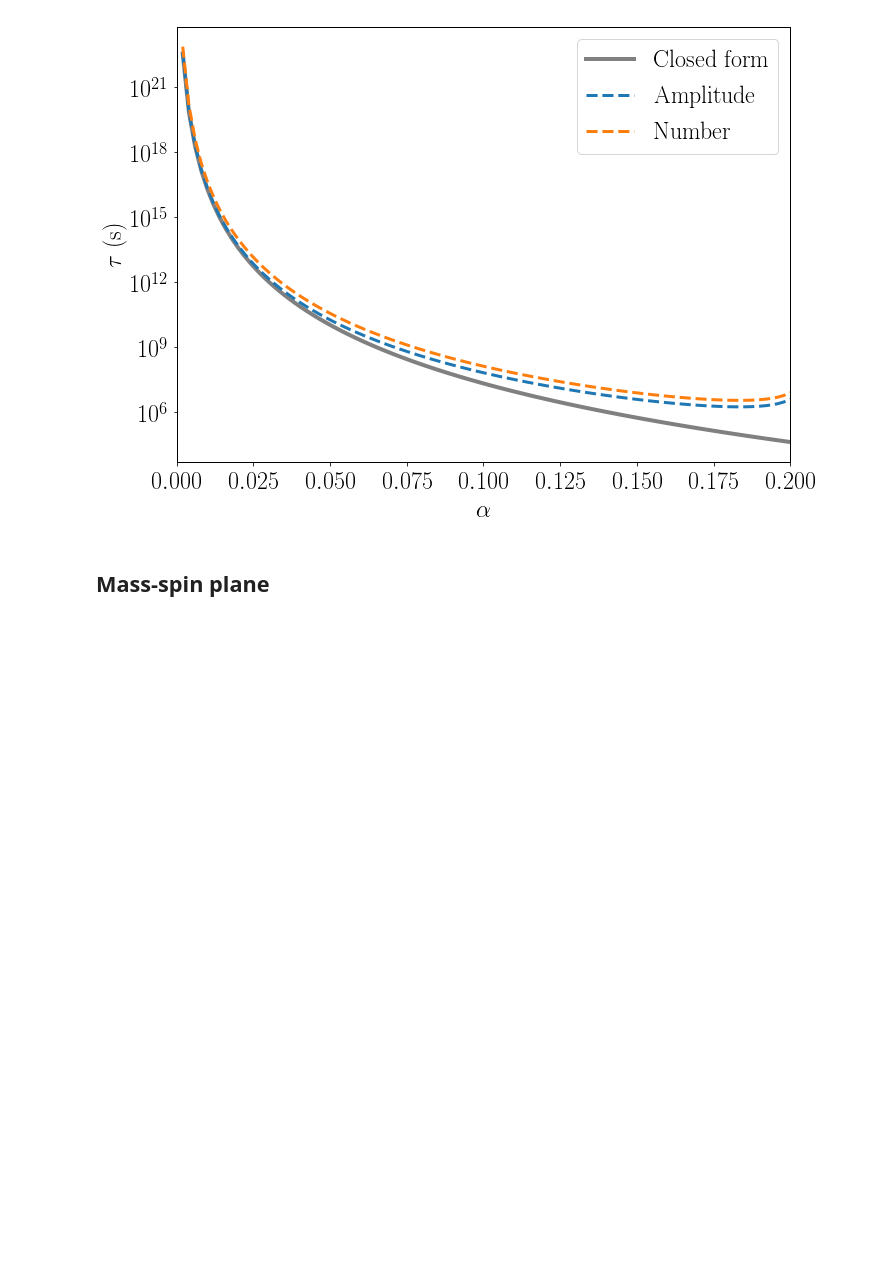
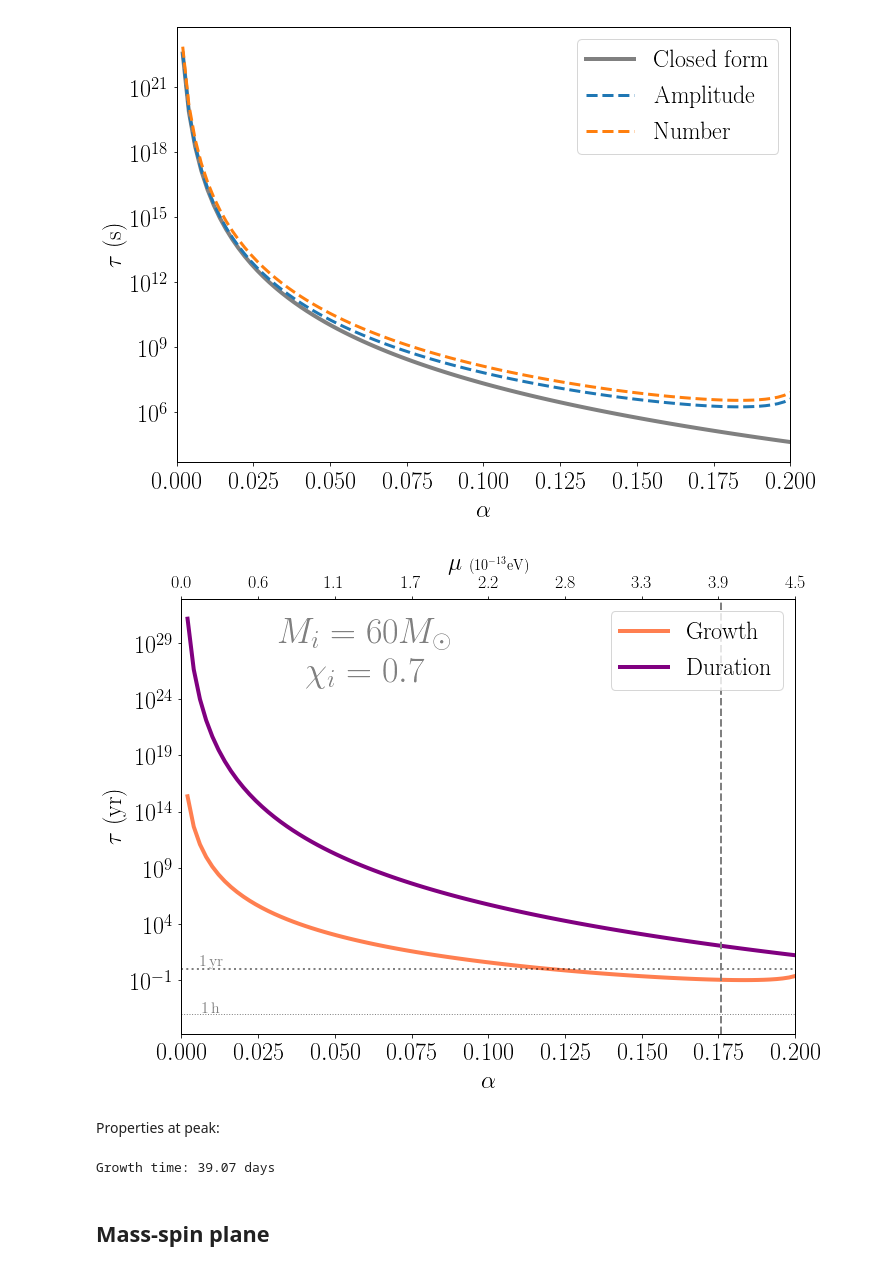
Before and after one commit to maxisi/gwaxion, a Jupyter notebook: examples/timescales.ipynb, the cells around one changed output. Drawn from its saved outputs; the diff is of its cells as text; code cells hidden in the pictures; blank space fills up the shorter version.

```diff
--- a/examples/timescales.ipynb
+++ b/examples/timescales.ipynb
@@ -126,6 +75,65 @@ ax.legend(loc='best')
 plt.show(fig)
 # %% [output]
 [figure]
+# %%
+mbh_ex = 60
+mbh = mbh_ex*lal.MSUN_SI
+chi = 0.7
+alphas = np.linspace(0, 0.2, 100)
+
+fig, ax = plt.subplots(1, figsize=(11,8))
+ax2 = ax.twiny()
+
+ax.plot(alphas, np.array(tinsts_num)/lal.YRSID_SI, label='Growth', lw=4, c='coral')
+ax.plot(alphas, tgw(mbh, alphas, chi)/lal.YRSID_SI, label='Duration', lw=4, c='purple')
+
+x_text = 0.01
+ax.axhline(1, ls=':', c='k', lw=2, alpha=0.5)
+ax.text(x_text, 2, r'$1\, $yr',rotation=0, fontsize=16, color='gray', ha='center')
+
+ax.axhline(0.0001, ls=':', c='k', lw=1, alpha=0.5)
+ax.text(x_text, 0.0001,r'$1\, $h',rotation=0, fontsize=16, color='gray', ha='center')
+
+# ax.axhline(100, ls=':', c='k', lw=2, alpha=0.5)
+# ax.axhline(lal.DAYSID_SI/lal.YRSID_SI, ls=':', c='k', lw=1, alpha=0.5)
+ax.axvline(0.176, ls='--', c='gray', lw=2)
+
+ax.set_xlim(0, 0.2)
+ax.set_yscale('log')
+ax.set_ylabel(r'$\tau$ (yr)')
+ax.set_xlabel(r'$\alpha$')
+
+ax.annotate(r'$M_i=60 M_\odot$'+'\n'+r'$\chi_i=0.7$', xy=(0.3, 0.95), xycoords="axes fraction",
+            ha='center', va='top', fontsize=36, color='gray')
+
+ax.legend(loc='upper right')
+
+# add boson mass scale
+def mu_alpha(alpha):
+    return physics.Alpha(alpha=alpha, m_bh=mbh_ex).m_b_ev
+mu_ticks = mu_alpha(ax.get_xticks())/1E-13
+ax2.set_xticks(mu_ticks)
+ax2.set_xticklabels(['%.1f' % x for x in mu_ticks])
+ax2.set_xlim(mu_alpha(np.array(ax.get_xlim()))/1E-13)
+ax2.set_xlabel(r'$\mu$ {\Large ($10^{-13}$eV)}')
+ax2.tick_params(labelsize=18)
+
+#ax.grid(True)
+
+fig.savefig('plot_tau_alpha.pdf', bbox_inches='tight')
+
+plt.show()
+plt.close()
+# %% [output]
+[figure, added]
+# %% [markdown]
+Properties at peak:
+# %%
+bhb = physics.BlackHoleBoson.from_parameters(m_bh=mbh_ex, chi_bh=chi, alpha=0.179)
+c = bhb.cloud(1, 1, 0)
+print "Growth time: %.2f days" % (c.number_growth_time / physics.DAYSID_SI)
+# %% [output]
+Growth time: 39.07 days
 # %% [markdown]
 ## Mass-spin plane
 # %%
```
Also changed, not shown: parts of 3 cells of this notebook, 7 other files.
